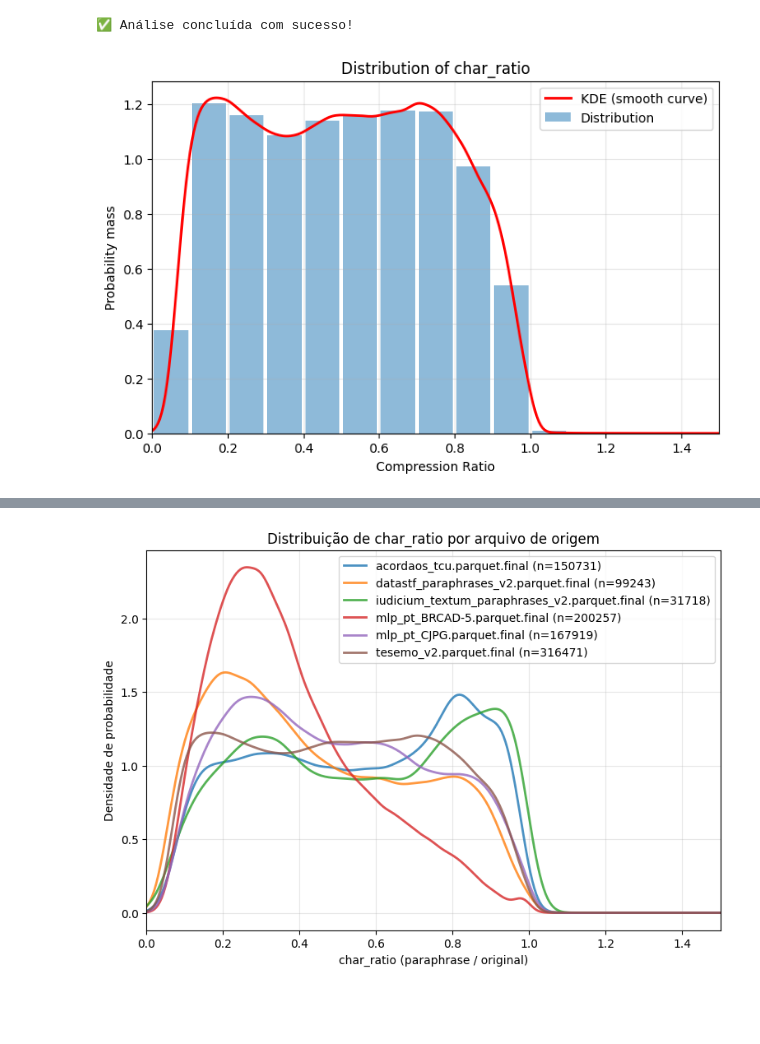
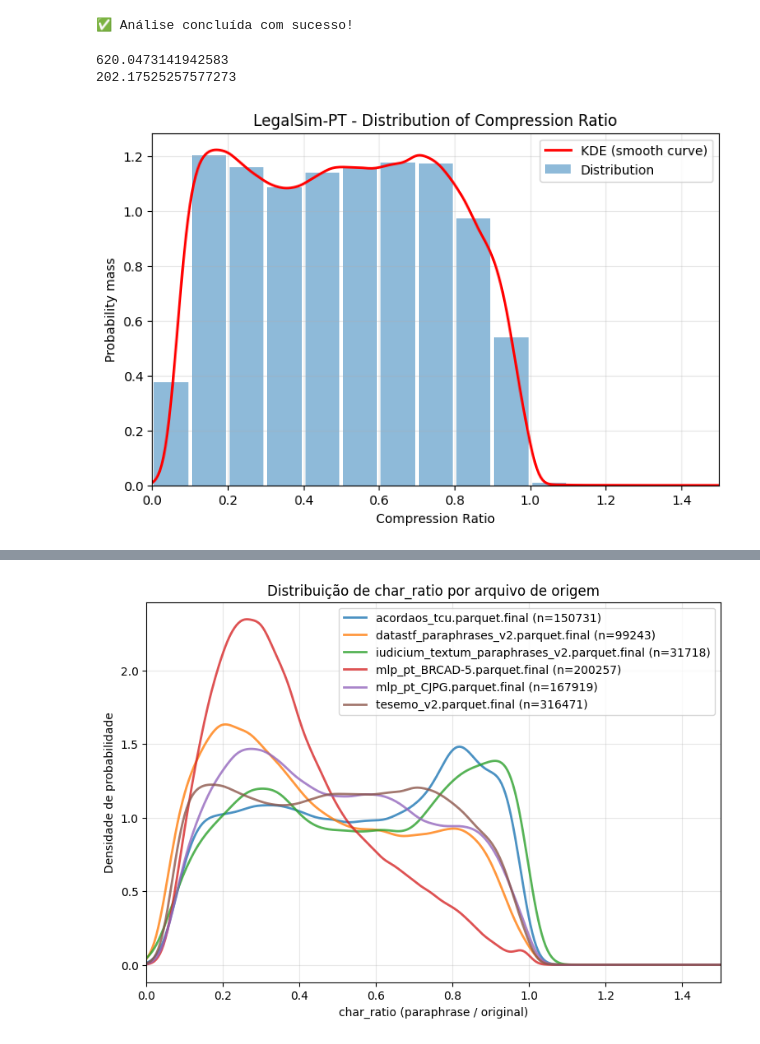
Before and after one commit to scalercio/legal-doc-simplification-data, a Jupyter notebook: src/statistics.ipynb, the cells around one changed output, grey strips where cells are left out. Cells and saved outputs as stored; diff of their text form; code cells hidden in the pictures; blank space fills up the shorter version.

```diff
--- a/src/statistics.ipynb
+++ b/src/statistics.ipynb
@@ -123,6 +130,37 @@ grouped_stats.to_csv("stats_por_arquivo.csv")
 print("✅ Análise concluída com sucesso!")
 # %% [output]
 ✅ Análise concluída com sucesso!
+# %%
+import pandas as pd
+import numpy as np
+from pathlib import Path
+from utils import contar_caracteres, contar_palavras, legal_sentence_split
+
+# ---
+# 🔹 2. Definir funções auxiliares (já existentes no seu projeto)
+# ---
+# As funções abaixo são apenas placeholders.
+# No seu ambiente, substitua pelos nomes reais das suas funções.
+
+def count_sentences(text: str) -> int:
+    """Conta o número de sentenças no texto."""
+    return len(legal_sentence_split(text))
+
+test_df = pd.read_parquet("/home/arthurscalercio/repo/legal-doc-simplification-data/splits_output/test_random.parquet")
+
+test_df["orig_chars"] = test_df["original_text"].apply(contar_caracteres)
+test_df["orig_words"] = test_df["original_text"].apply(contar_palavras)
+test_df["orig_sents"] = test_df["original_text"].apply(count_sentences)
+# Paraphrase
+test_df["para_chars"] = test_df["paraphrase"].apply(contar_caracteres)
+test_df["para_words"] = test_df["paraphrase"].apply(contar_palavras)
+test_df["para_sents"] = test_df["paraphrase"].apply(count_sentences)
+
+print(test_df["orig_words"].mean())
+print(test_df["para_words"].mean())
+# %% [output]
+620.0473141942583
+202.17525257577273
 # %%
 import matplotlib.pyplot as plt
 import numpy as np
@@ -133,32 +171,32 @@ from scipy.stats import gaussian_kde
 # ======================================
 
 # Remover possíveis NaN ou valores extremos
 data = df["char_ratio"].dropna()
 data = data[(data >= 0) & (data <= 1.5)]
 
 # Criar bins de 0.1 em 0.1
 bins = np.arange(0, 1.6, 0.1)
 
 # Histograma normalizado (densidade)
 counts, edges = np.histogram(data, bins=bins, density=True)
 centers = 0.5 * (edges[1:] + edges[:-1])
 
 # KDE (curva suave)
 kde = gaussian_kde(data)
 x_kde = np.linspace(0, 1.5, 300)
 y_kde = kde(x_kde)
 
 # Plot
 plt.figure(figsize=(8, 5))
 plt.bar(centers, counts, width=0.09, alpha=0.5, label="Distribution")
 plt.plot(x_kde, y_kde, color="red", linewidth=2, label="KDE (smooth curve)")
 
-plt.title("Distribution of char_ratio")
+plt.title("LegalSim-PT - Distribution of Compression Ratio")
 plt.xlabel("Compression Ratio")
 plt.ylabel("Probability mass")
 plt.xlim(0, 1.5)
 plt.legend()
 plt.grid(alpha=0.3)
 plt.show()
 # %% [output]
-[figure, old version]
+[figure, new version]
```
Also changed, not shown: parts of 8 cells of this notebook, 4 other files.
